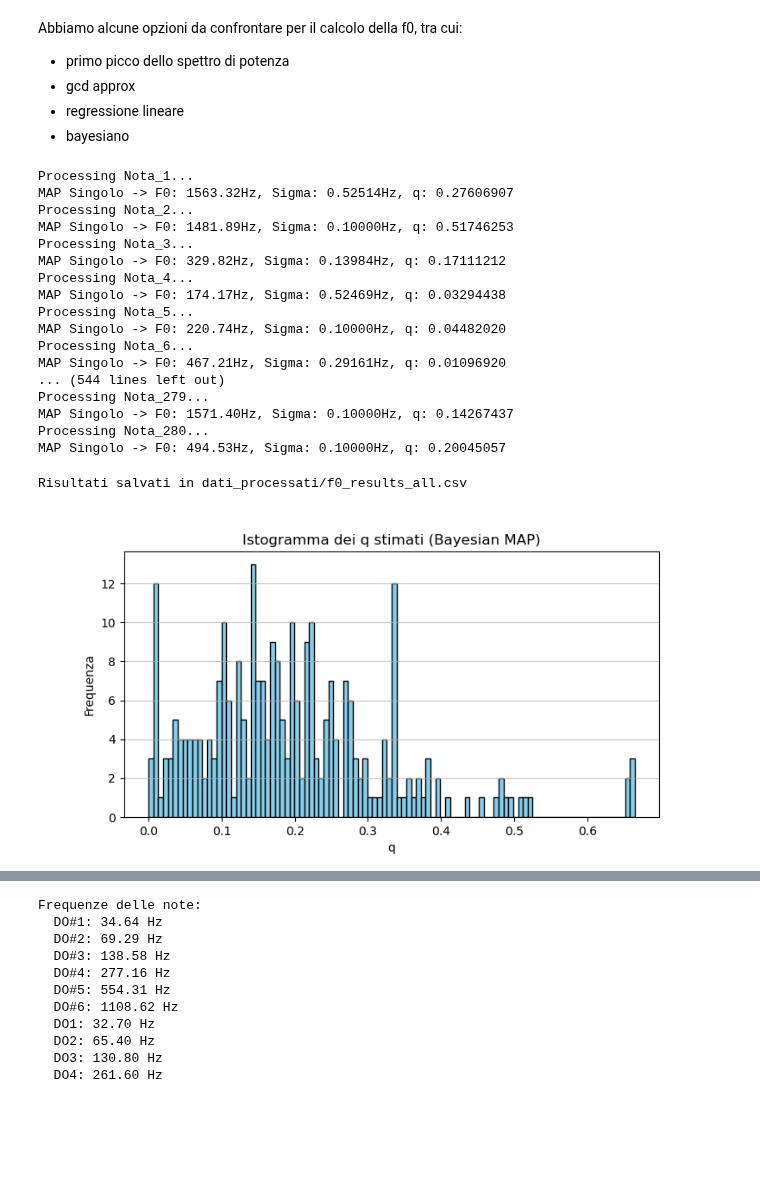
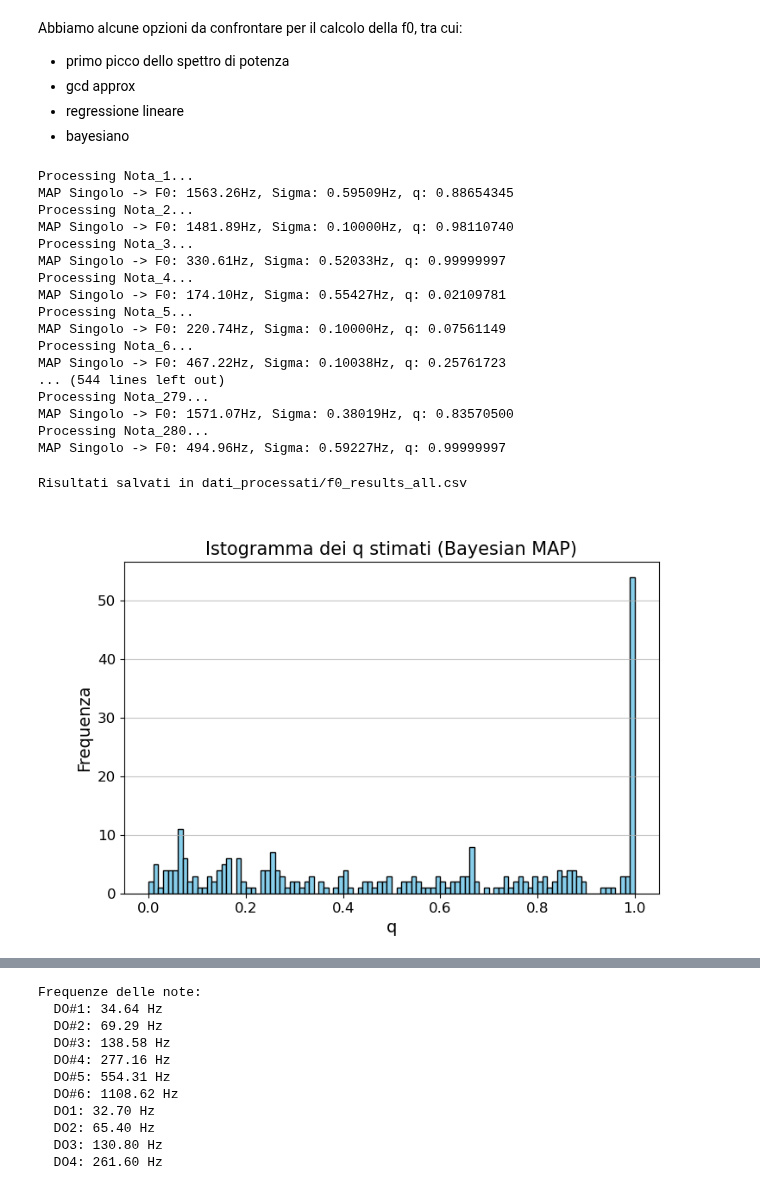
Before and after one commit to Lvetto/lmd_organo, a Jupyter notebook: calcolo_f0_batch.ipynb, the cells around one changed output, grey strips where cells are left out. Saved outputs shown, nothing was run; the diff lists cells and outputs as text; code cells hidden in the pictures; blank space fills up the shorter version.

```diff
--- a/calcolo_f0_batch.ipynb
+++ b/calcolo_f0_batch.ipynb
@@ -47,7 +47,8 @@ def get_f0_from_gcd(peak_freqs):
 
         avg_error = np.mean(residuals)
 
-        if avg_error < 0.05:
+
+        if avg_error < 0.18:
             return f0_candidate
 
         if avg_error < best_score:
@@ -114,6 +115,23 @@ def compute_P_n_log_magnitude_aware(peak_freqs, peak_mags, ns, alpha=0.6, eps=1e
     weights = weights / np.sum(weights)
 
     return np.log(weights)
+
+def compute_simple_harmonic_prior(ns, alpha):
+    """
+    Genera un prior logaritmico che decade esponenzialmente con l'ordine dell'armonica.
+    Favorisce n=1 (la fondamentale) e penalizza n crescenti.
+    """
+    ns = np.asarray(ns)
+
+    # Calcoliamo il decadimento: e^(-alpha * (n-1))
+    # In scala logaritmica diventa semplicemente: -alpha * (n-1)
+    log_weights = -alpha * (ns - 1)
+
+    # Normalizzazione (Softmax): sottraiamo il logaritmo della somma per far sì
+    # che la somma delle probabilità (non log) sia 1.
+    log_prior = log_weights - np.log(np.sum(np.exp(log_weights)))
+
+    return log_prior
 # %%
 def get_f0_bayesian_map(peak_freqs, peak_mags):
 
@@ -121,7 +139,8 @@ def get_f0_bayesian_map(peak_freqs, peak_mags):
 
     # Parametri delle armoniche
     ns = np.arange(1, 21)   # Consideriamo le prime 20 armoniche
-    P_n_log = compute_P_n_log_magnitude_aware(peak_freqs, peak_mags, np.arange(1,21))
+    #P_n_log = compute_P_n_log_magnitude_aware(peak_freqs, peak_mags, np.arange(1,21))
+    P_n_log = compute_simple_harmonic_prior(ns, alpha=0.72)
     U_log = log_uniform # Probabilità uniforme del rumore
     q_min = 0
     q_max = 1
@@ -207,22 +226,22 @@ for sample, data in peaks_dict.items():
     bayesian_q_results[sample] = bayesian_map_q
 # %% [output]
 Processing Nota_1...
-MAP Singolo -> F0: 1563.32Hz, Sigma: 0.52514Hz, q: 0.27606907
+MAP Singolo -> F0: 1563.26Hz, Sigma: 0.59509Hz, q: 0.88654345
 Processing Nota_2...
-MAP Singolo -> F0: 1481.89Hz, Sigma: 0.10000Hz, q: 0.51746253
+MAP Singolo -> F0: 1481.89Hz, Sigma: 0.10000Hz, q: 0.98110740
 Processing Nota_3...
-MAP Singolo -> F0: 329.82Hz, Sigma: 0.13984Hz, q: 0.17111212
+MAP Singolo -> F0: 330.61Hz, Sigma: 0.52033Hz, q: 0.99999997
 Processing Nota_4...
-MAP Singolo -> F0: 174.17Hz, Sigma: 0.52469Hz, q: 0.03294438
+MAP Singolo -> F0: 174.10Hz, Sigma: 0.55427Hz, q: 0.02109781
 Processing Nota_5...
-MAP Singolo -> F0: 220.74Hz, Sigma: 0.10000Hz, q: 0.04482020
+MAP Singolo -> F0: 220.74Hz, Sigma: 0.10000Hz, q: 0.07561149
 Processing Nota_6...
-MAP Singolo -> F0: 467.21Hz, Sigma: 0.29161Hz, q: 0.01096920
+MAP Singolo -> F0: 467.22Hz, Sigma: 0.10038Hz, q: 0.25761723
 ... (544 lines left out)
 Processing Nota_279...
-MAP Singolo -> F0: 1571.40Hz, Sigma: 0.10000Hz, q: 0.14267437
+MAP Singolo -> F0: 1571.07Hz, Sigma: 0.38019Hz, q: 0.83570500
 Processing Nota_280...
-MAP Singolo -> F0: 494.53Hz, Sigma: 0.10000Hz, q: 0.20045057
+MAP Singolo -> F0: 494.96Hz, Sigma: 0.59227Hz, q: 0.99999997
 # %%
 output_file = os.path.join(base_dir, "f0_results_all.csv")
 
@@ -247,17 +266,28 @@ print(f"Risultati salvati in {output_file}")
 # %% [output]
 Risultati salvati in dati_processati/f0_results_all.csv
 # %%
+plt.rcParams.update({
+    'font.size': 12,          # Dimensione base per tutto
+    'axes.titlesize': 15,     # Titolo del grafico
+    'axes.labelsize': 14,     # Etichette X e Y
+    'xtick.labelsize': 12,    # Numeretti asse X
+    'ytick.labelsize': 12,    # Numeretti asse Y
+    'legend.fontsize': 12
+})
+
 # istogramma delle q_map stimate con il metodo bayesiano
 bayesian_qs = [q for q in bayesian_q_results.values() if q is not None]
-plt.figure(figsize=(8, 4))
+plt.figure(figsize=(8, 5))
 plt.hist(bayesian_qs, bins=100, color='skyblue', edgecolor='black')
 plt.title('Istogramma dei q stimati (Bayesian MAP)')
 plt.xlabel('q')
 plt.ylabel('Frequenza')
 plt.grid(axis='y', alpha=0.75)
 plt.show()
+
+plt.savefig(os.path.join(base_dir, "bayesian_q_histogram.png"))
 # %% [output]
-[figure, old version]
+[figure, new version]
 # %%
 for sample, results in f0_results.items():
     print(f"{sample}:")
```
Also changed, not shown: parts of 2 cells of this notebook, 12 other files.
